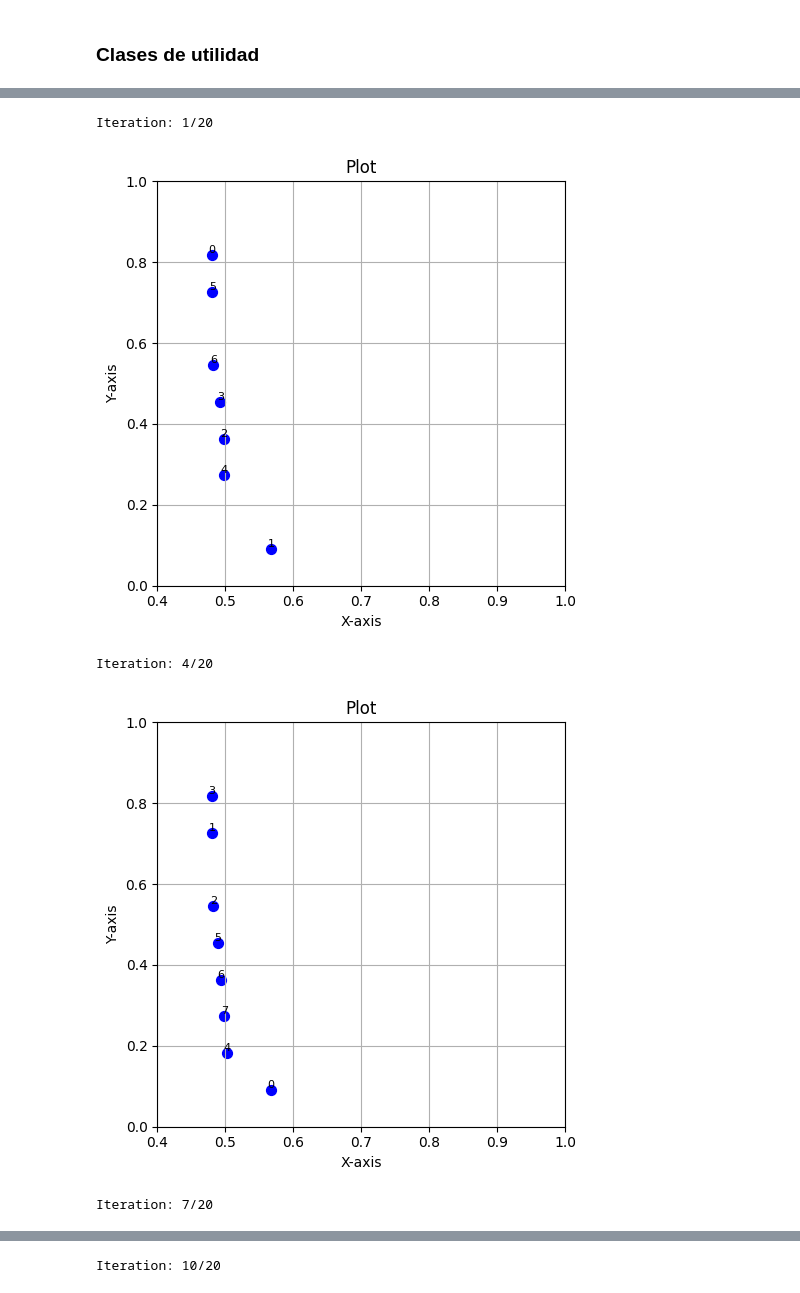
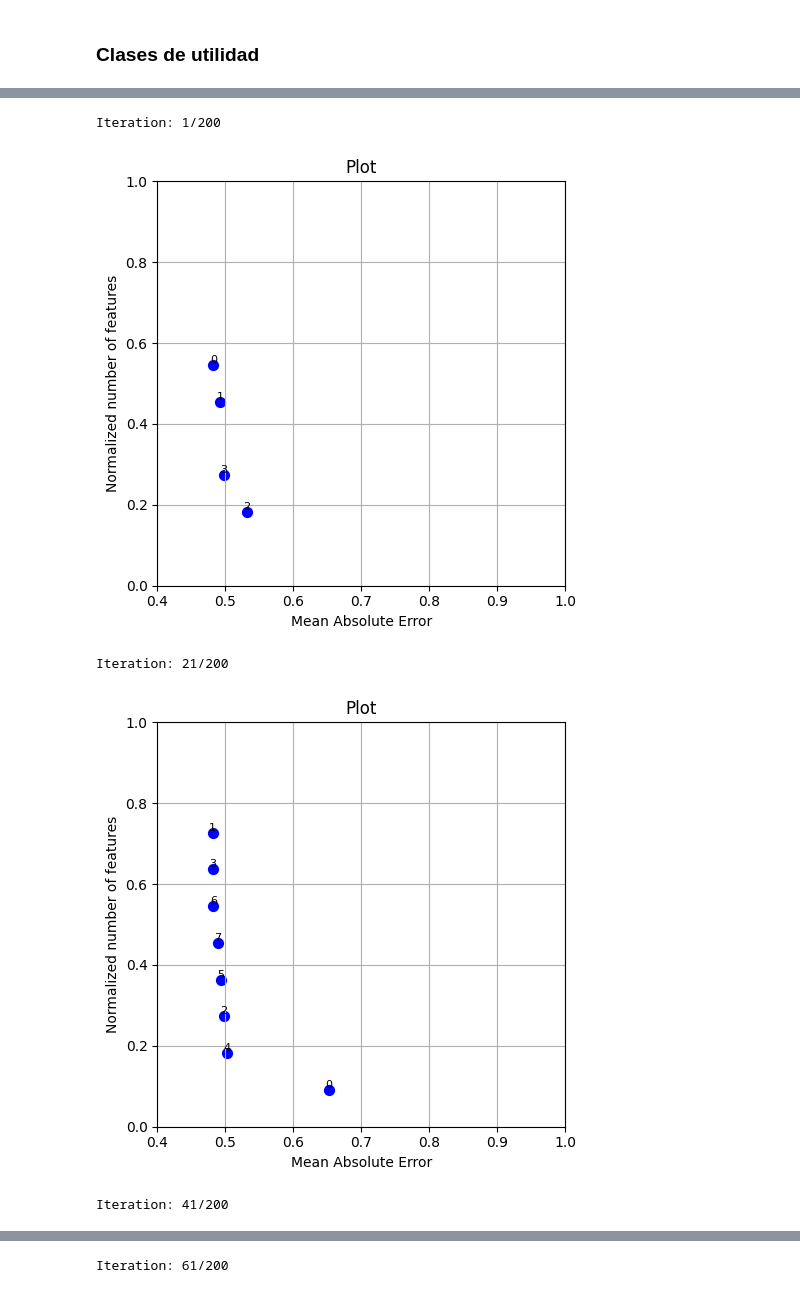
Before and after one commit to DavidParedes2021/Optimization, a Jupyter notebook: 05 - Feature Selection EDA/featureSelectionEDA.ipynb, the cells around one changed output, grey strips where cells are left out. Cells and saved outputs as stored; diff of their text form; code cells hidden in the pictures.

Commit message:
Solution Graphication and analysis

```diff
--- a/05 - Feature Selection EDA/featureSelectionEDA.ipynb
+++ b/05 - Feature Selection EDA/featureSelectionEDA.ipynb
@@ -130,7 +130,7 @@ class Feature_selection(Problem):
 		return n_features > 0
 
 	def get_prob_dist(self, E:list):
-		p_dist = prob = np.count_nonzero(E, axis=0) / len(E)
+		p_dist = prob = (np.count_nonzero(E, axis=0) / len(E))*0.9 + 0.05
 		return p_dist
 	#----- end get_prob_dist
 	def generate_from_prob_dist(self, Pd:list, n_p:int) -> list:
@@ -259,7 +259,7 @@ class Feature_selection(Problem):
 	def get_progress_metric(self, F:list) -> float:
 		diag      = [1, 1]
 		diag_norm = np.linalg.norm(diag)
-		slope = [np.dot(f[:-1], diag) / (np.linalg.norm(f[:-1])*diag_norm)  for f in F]
+		slope = [np.linalg.norm(f[:-1])/diag_norm for f in F]
 		return 1 - np.min(slope)
 	def get_progress_max(self) -> float:
 		return 1
@@ -277,8 +277,8 @@ class Feature_selection(Problem):
 				plt.scatter(point[0], point[1], color='blue', s=50)  # Reduced marker size
 				plt.text(point[0], point[1], str(i), fontsize=8, ha='center', va='bottom')
 
-		plt.xlabel('X-axis')
-		plt.ylabel('Y-axis')
+		plt.xlabel('Mean Absolute Error')
+		plt.ylabel('Normalized number of features')
 		plt.title('Plot')
 
 		# Set axis limits
@@ -375,6 +375,7 @@ class EDA_solver:
 		self.newF    = None
 		self.elite   = None
 		self.Fe      = None
+		self.dist    = None
 		self.invalid = 0
 		self.n_it    = 0
 		self.converged:bool = False
@@ -414,39 +415,48 @@ class EDA_solver:
 		self.F    = self.problem.get_fitness(self.G)
 		n_elites  = int(self.p_size * self.split)
 
 		self.elite, self.Fe = self.problem.get_elite(self.G, self.F)
 
 		for k in range(1, self.max_it +1):
 			self.n_it = k
 			if self.problem.solved(self.Fe):
 				self._print_progress(k)
 				self.converged = True
 				break
 
 			best = problem.arg_get_elite(self.G, self.F, n=n_elites)
-			dist = problem.get_prob_dist(self.G[best])
-			self.newG = problem.generate_from_prob_dist(dist, self.p_size)
+			self.dist = problem.get_prob_dist(self.G[best])
+			self.newG = problem.generate_from_prob_dist(self.dist, self.p_size)
+
+			for i, g in enumerate(self.newG):
+				if not problem.check_individual_integrity(g):
+					self.newG[i] = self.G[i]
 
 			Fi = self.problem.get_fitness(self.newG)
 
 			elite_i   , Fe_i    = self.problem.get_elite(self.newG, Fi)
 			self.elite, self.Fe = self.problem.update_elite(self.elite, elite_i, self.Fe, Fe_i)
 
 			self.G = self.problem.deep_copy(self.newG)
 			self.F = np.array(Fi)
 
 			if k%self.FEEDBACK_INT == 1 or k==self.max_it:
 				self._print_progress(k)
 		#------------- end for
 		print(' Ok!')
-		return self.elite
+		return {
+			 'success':  self.converged
+			,'solution': self.elite
+			,'prob dist':self.dist
+			,'niter':    self.n_it
+		}
 	#---------- end solve
 
-solver = EDA_solver(problem, max_it=20, FEEDBACK_INT=3, verbose=True, use_custom_print=True)
+solver = EDA_solver(problem, max_it=200, FEEDBACK_INT=20, verbose=True, use_custom_print=True)
 result = solver.solve()
 # %% [output]
-Iteration: 1/20
+Iteration: 1/200
-[figure, old version]
+[figure, new version]
-Iteration: 4/20
+Iteration: 21/200
-[figure, old version]
+[figure, new version]
-Iteration: 7/20
+Iteration: 41/200
@@ -454 +464 @@ Iteration: 7/20
-Iteration: 10/20
+Iteration: 61/200
```
Also changed, not shown: parts of 7 cells of this notebook.
